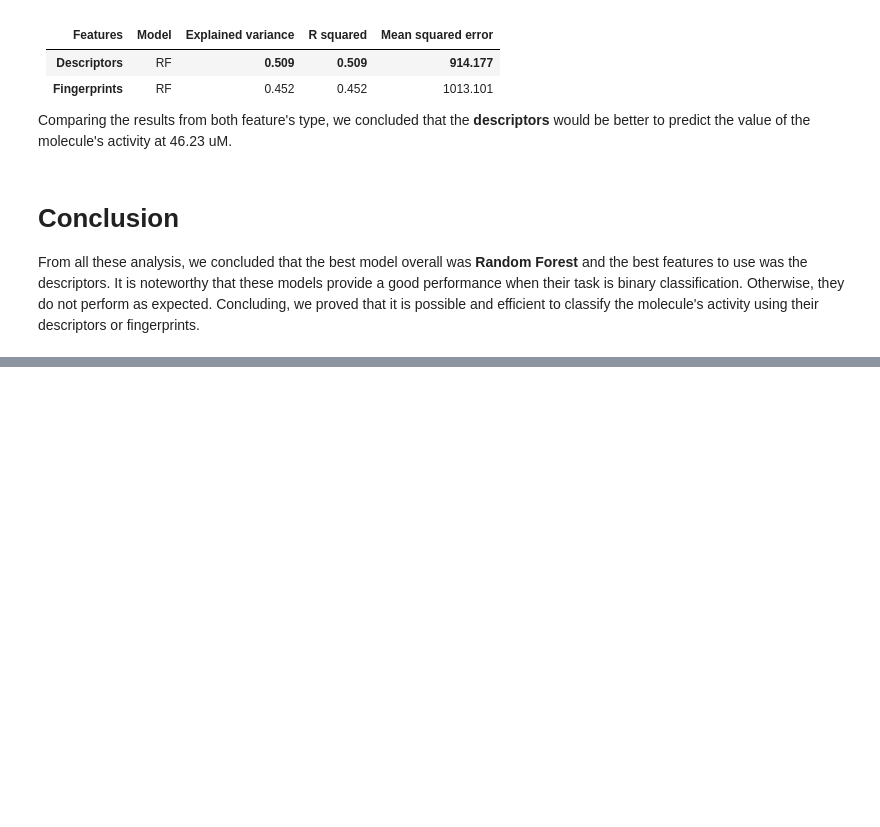
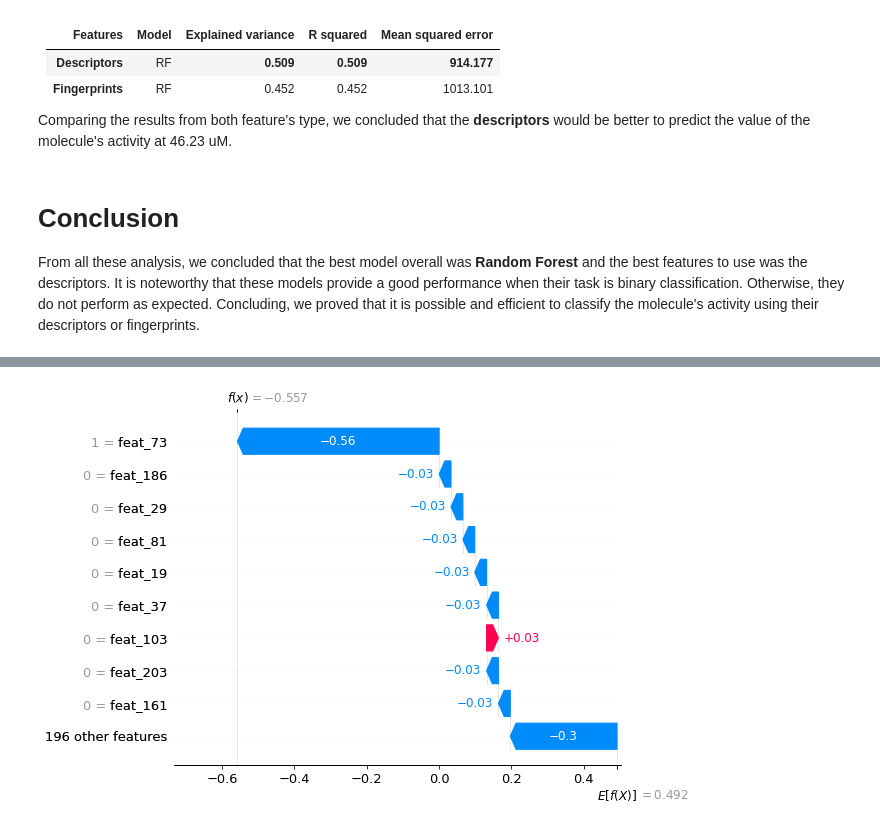
Before and after one commit to TiagoS16/SIB_SMILES, a Jupyter notebook: src/smiles/scripts/Etapa3.ipynb, the cells around one changed output, grey strips where cells are left out. Drawn from its saved outputs; the diff is of its cells as text; code cells hidden in the pictures; blank space fills up the shorter version.

```diff
--- a/src/smiles/scripts/Etapa3.ipynb
+++ b/src/smiles/scripts/Etapa3.ipynb
@@ -1113,0 +1204,4 @@ Concluding, we proved that it is possible and efficient to classify the molecule
+# %%
+shap_calc.plotSampleExplanation(index=57, plot_type='waterfall')
+# %% [output]
+[figure, added]
```
Also changed, not shown: parts of 20 cells of this notebook, 1 other file.
